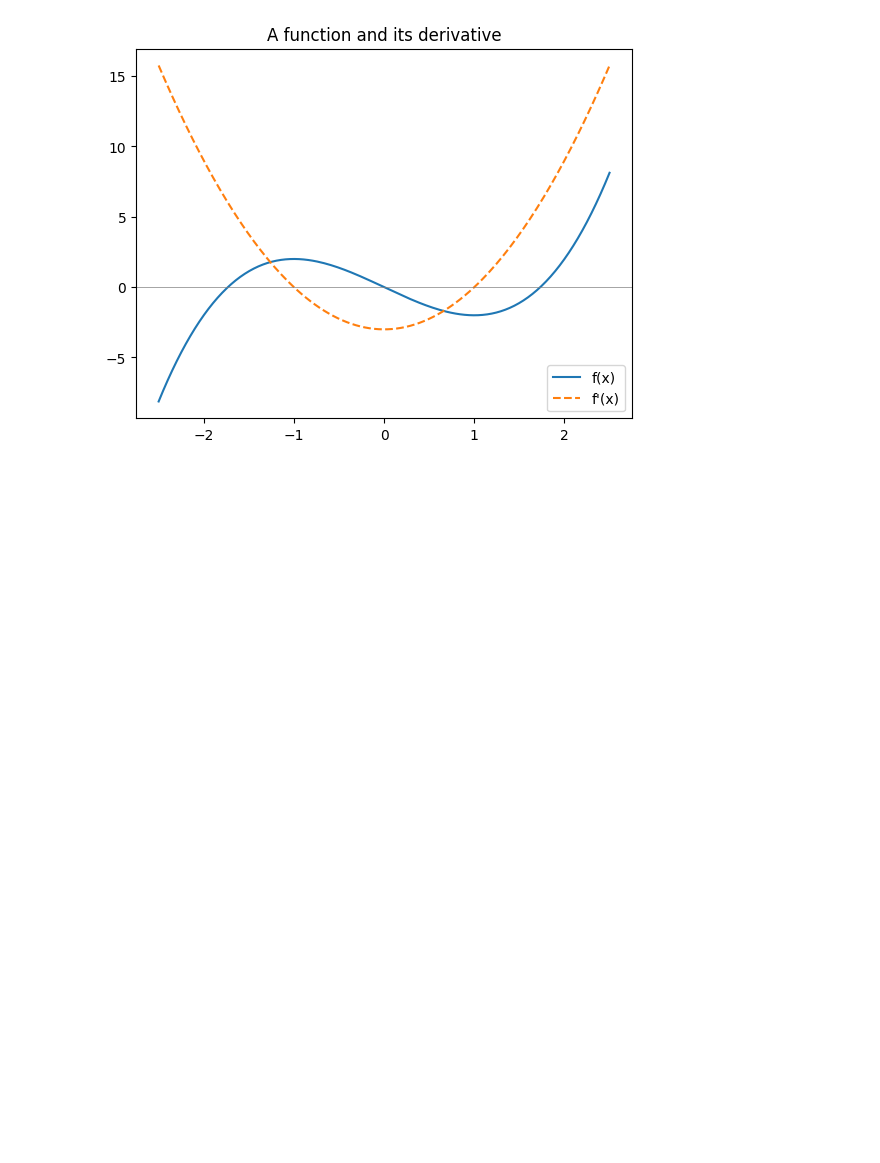
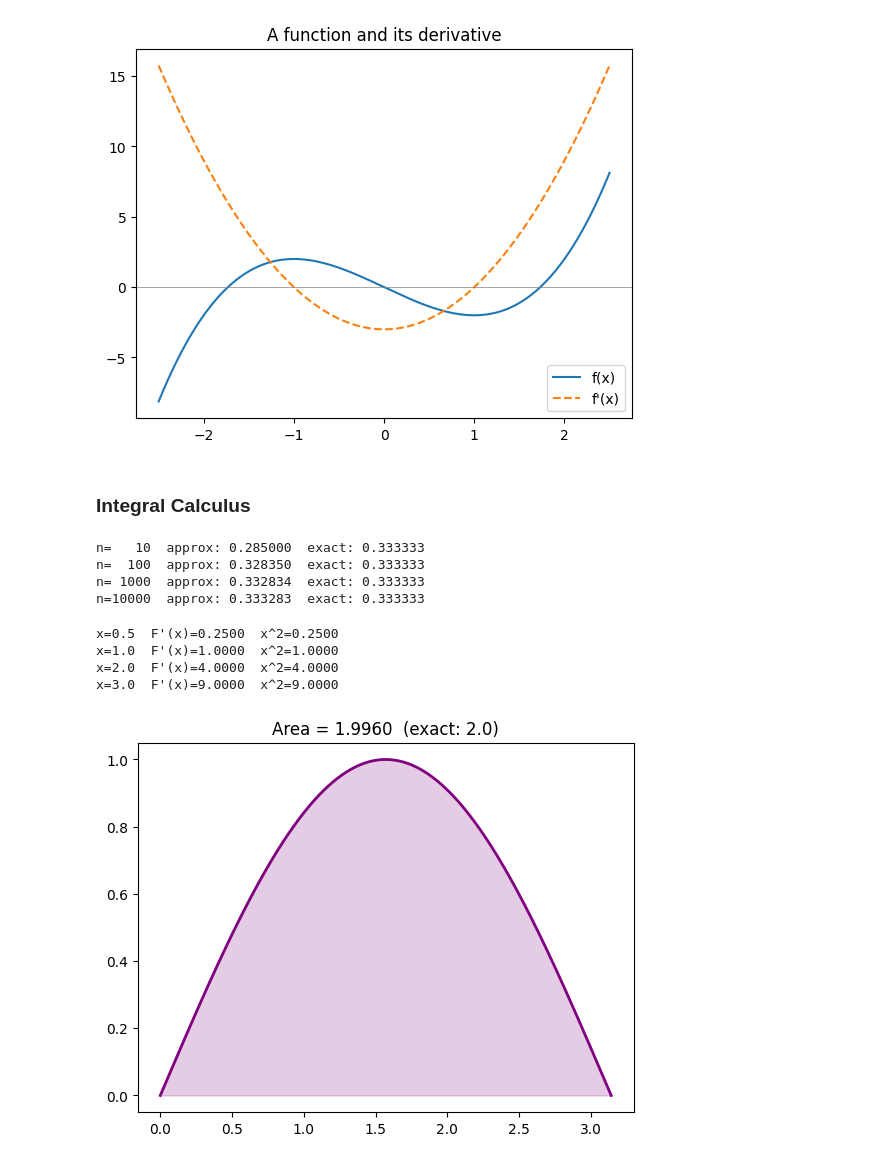
Before and after one commit to kahrees/the-compendium, a Jupyter notebook: Calculus.ipynb, the cells around one changed output. Saved outputs shown, nothing was run; the diff lists cells and outputs as text; code cells hidden in the pictures; blank space fills up the shorter version.

Commit message:
Integral Calculus

```diff
--- a/Calculus.ipynb
+++ b/Calculus.ipynb
@@ -62,3 +62,37 @@ plt.title("A function and its derivative")
 plt.show()
 # %% [output]
 [figure]
+# %% [markdown]
+### **Integral Calculus**
+# %%
+for n in [10, 100, 1000, 10000]:
+    x = jnp.linspace(0, 1, n, endpoint=False)
+    dx = 1.0 / n
+    area = jnp.sum(x**2 * dx)
+    print(f"n={n:5d}  approx: {area:.6f}  exact: {1/3:.6f}")
+# %% [output]
+n=   10  approx: 0.285000  exact: 0.333333
+n=  100  approx: 0.328350  exact: 0.333333
+n= 1000  approx: 0.332834  exact: 0.333333
+n=10000  approx: 0.333283  exact: 0.333333
+# %%
+F = lambda x: x**3 / 3
+dF = jax.grad(F)
+
+for x in [0.5, 1.0, 2.0, 3.0]:
+    print(f"x={x:.1f}  F'(x)={dF(x):.4f}  x^2={x**2:.4f}")
+# %% [output]
+x=0.5  F'(x)=0.2500  x^2=0.2500
+x=1.0  F'(x)=1.0000  x^2=1.0000
+x=2.0  F'(x)=4.0000  x^2=4.0000
+x=3.0  F'(x)=9.0000  x^2=9.0000
+# %%
+x = jnp.linspace(0, jnp.pi, 500)
+y = jnp.sin(x)
+
+plt.plot(x, y, color="purple", linewidth=2)
+plt.fill_between(x, y, alpha=0.2, color="purple")
+plt.title(f"Area = {jnp.sum(jnp.sin(x) * (jnp.pi / 500)):.4f}  (exact: 2.0)")
+plt.show()
+# %% [output]
+[figure, added]
```
